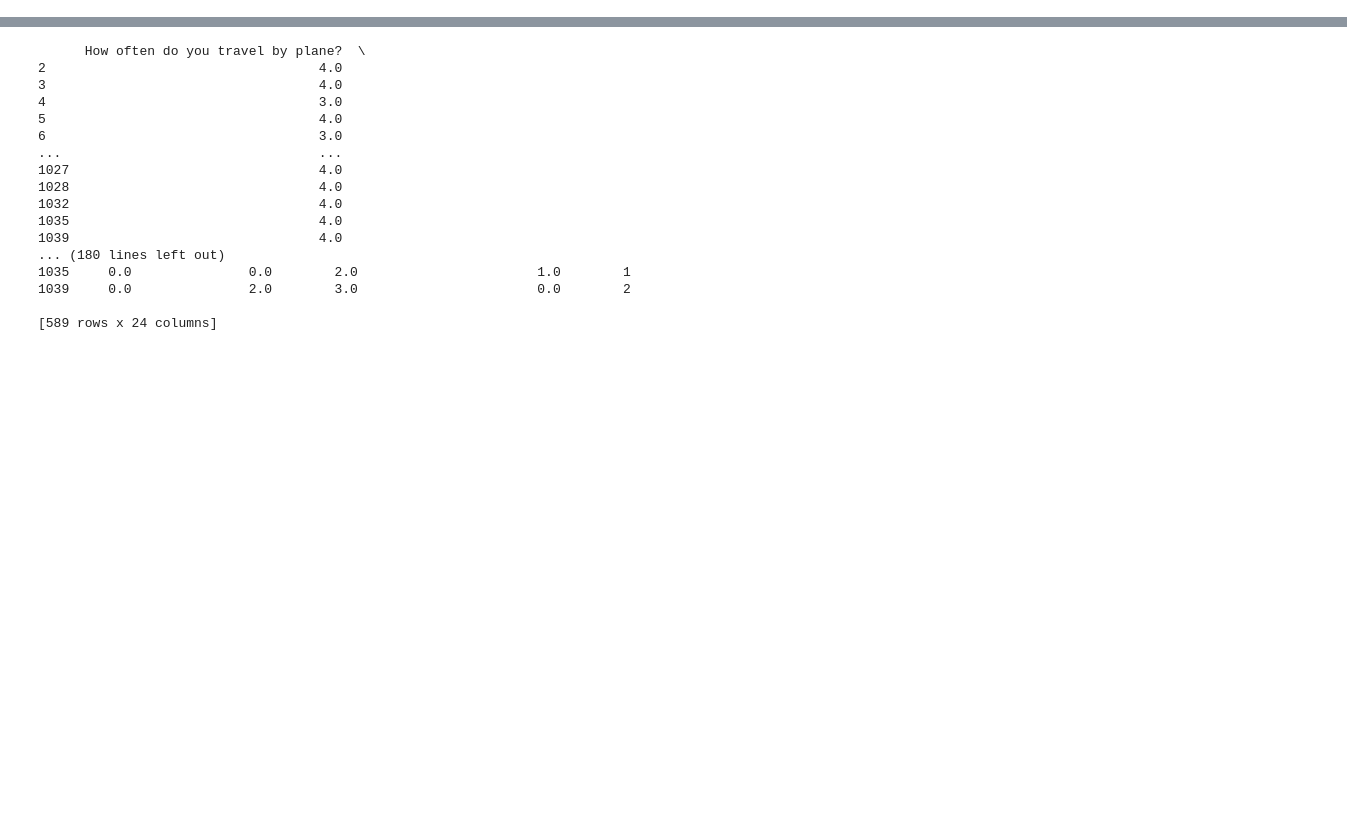
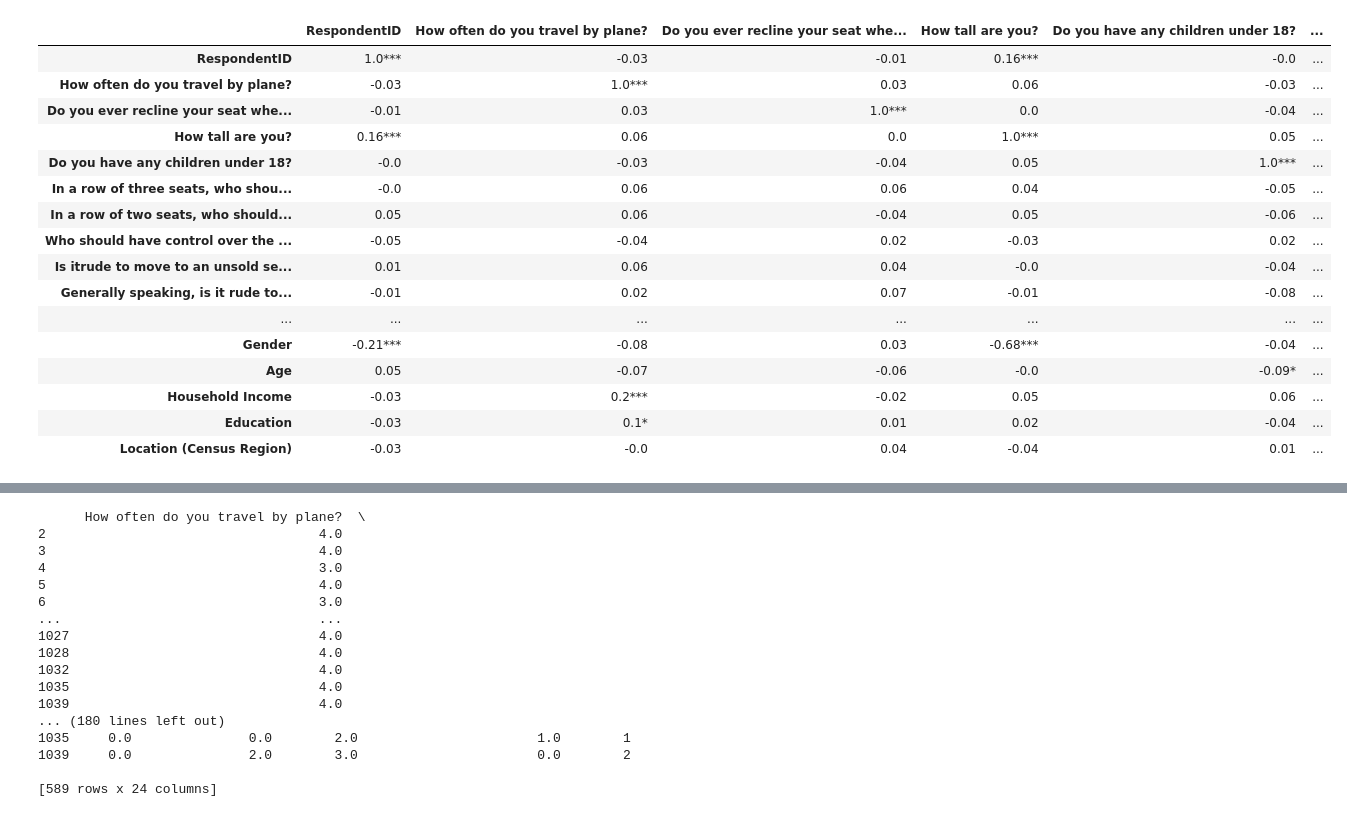
Before and after one commit to mloenker/flying-etiquette-data-lit, a Jupyter notebook: data_visualisation.ipynb, the cells around one changed output, grey strips where cells are left out. Drawn from its saved outputs; the diff is of its cells as text; code cells hidden in the pictures; blank space fills up the shorter version.

```diff
--- a/data_visualisation.ipynb
+++ b/data_visualisation.ipynb
@@ -129,0 +122,47 @@ corr.style.background_gradient(cmap='coolwarm')
+# %%
+from scipy.stats import pearsonr
+import numpy as np
+rho = df.dropna().corr()
+
+# Calculate p-values
+pval = df.dropna().corr(method=lambda x, y: pearsonr(x, y)[1]) - np.eye(*rho.shape)
+p = pval.applymap(lambda x: ''.join(['*' for t in [.05, .01, .001] if x <= t]))
+
+# Combine correlation values with asterisk markings
+rho_with_asterisks = rho.round(2).astype(str) + p
+
+# Define a function to determine background color intensity based on the number of asterisks
+def background_color(cell):
+    num_asterisks = cell.count('*')
+    if num_asterisks == 0:
+        return ''
+    elif num_asterisks == 1:
+        return 'background-color: yellow'
+    elif num_asterisks == 2:
+        return 'background-color: orange'
+    else:
+        return 'background-color: red'
+
+# Apply background color intensity based on the number of asterisks
+rho_with_asterisks = rho_with_asterisks.style.applymap(background_color)
+
+# Display the styled correlation matrix
+rho_with_asterisks
+# %% [output]
+|  | RespondentID | How often do you travel by plane? | Do you ever recline your seat whe... | How tall are you? | Do you have any children under 18? | ... |
+| RespondentID | 1.0*** | -0.03 | -0.01 | 0.16*** | -0.0 | ... |
+| How often do you travel by plane? | -0.03 | 1.0*** | 0.03 | 0.06 | -0.03 | ... |
+| Do you ever recline your seat whe... | -0.01 | 0.03 | 1.0*** | 0.0 | -0.04 | ... |
+| How tall are you? | 0.16*** | 0.06 | 0.0 | 1.0*** | 0.05 | ... |
+| Do you have any children under 18? | -0.0 | -0.03 | -0.04 | 0.05 | 1.0*** | ... |
+| In a row of three seats, who shou... | -0.0 | 0.06 | 0.06 | 0.04 | -0.05 | ... |
+| In a row of two seats, who should... | 0.05 | 0.06 | -0.04 | 0.05 | -0.06 | ... |
+| Who should have control over the ... | -0.05 | -0.04 | 0.02 | -0.03 | 0.02 | ... |
+| Is itrude to move to an unsold se... | 0.01 | 0.06 | 0.04 | -0.0 | -0.04 | ... |
+| Generally speaking, is it rude to... | -0.01 | 0.02 | 0.07 | -0.01 | -0.08 | ... |
+| ... | ... | ... | ... | ... | ... | ... |
+| Gender | -0.21*** | -0.08 | 0.03 | -0.68*** | -0.04 | ... |
+| Age | 0.05 | -0.07 | -0.06 | -0.0 | -0.09* | ... |
+| Household Income | -0.03 | 0.2*** | -0.02 | 0.05 | 0.06 | ... |
+| Education | -0.03 | 0.1* | 0.01 | 0.02 | -0.04 | ... |
+| Location (Census Region) | -0.03 | -0.0 | 0.04 | -0.04 | 0.01 | ... |
```
Also changed, not shown: parts of 7 cells of this notebook, 2 other files.
